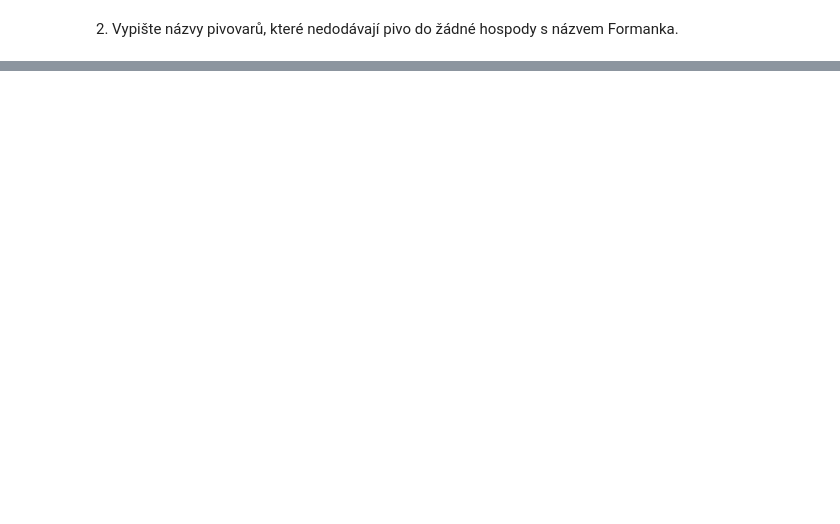
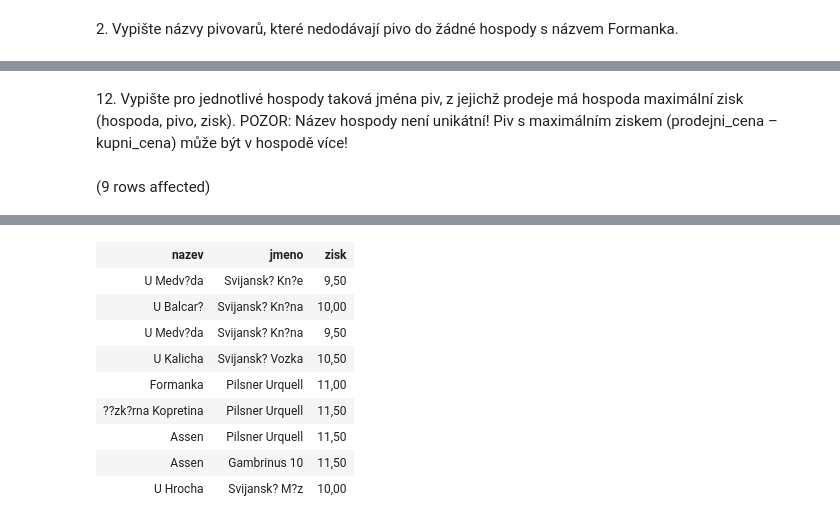
Before and after one commit to TUL-IT-2020/RDB-Rizeni_databazi, a Jupyter notebook: cviceni/pivovary/Pivo.ipynb, the cells around one changed output, grey strips where cells are left out. Cells and saved outputs as stored; diff of their text form; code cells hidden in the pictures; blank space fills up the shorter version.

```diff
--- a/cviceni/pivovary/Pivo.ipynb
+++ b/cviceni/pivovary/Pivo.ipynb
@@ -153,0 +241,16 @@ Total execution time: 00:00:00.014
+# %% [markdown]
+12\. Vypište pro jednotlivé hospody taková jména piv, z jejichž prodeje má hospoda maximální zisk (hospoda, pivo, zisk). POZOR: Název hospody není unikátní! Piv s maximálním ziskem (prodejni\_cena – kupni\_cena) může být v hospodě více!
+# %%
+SELECT piva.nazev, piva.jmeno, piva.zisk FROM (
+    SELECT H.id_hospoda, H.nazev, P.jmeno, (O.prodejni_cena - O.kupni_cena) zisk FROM Hospoda H, Odebira O, Pivo P
+    WHERE H.id_hospoda = O.id_hospoda
+    AND O.id_pivo = P.id_pivo
+) piva, (
+    SELECT H.id_hospoda, MAX(O.prodejni_cena - O.kupni_cena) max_zisk FROM Hospoda H, Odebira O
+    WHERE H.id_hospoda = O.id_hospoda
+    GROUP BY H.id_hospoda, H.nazev
+) zisky
+WHERE zisky.id_hospoda = piva.id_hospoda
+AND zisky.max_zisk = piva.zisk
+# %% [output]
+(9 rows affected)
@@ -153,0 +258,10 @@ Total execution time: 00:00:00.014
+| nazev | jmeno | zisk |
+| U Medv?da | Svijansk? Kn?e | 9,50 |
+| U Balcar? | Svijansk? Kn?na | 10,00 |
+| U Medv?da | Svijansk? Kn?na | 9,50 |
+| U Kalicha | Svijansk? Vozka | 10,50 |
+| Formanka | Pilsner Urquell | 11,00 |
+| ??zk?rna Kopretina | Pilsner Urquell | 11,50 |
+| Assen | Pilsner Urquell | 11,50 |
+| Assen | Gambrinus 10 | 11,50 |
+| U Hrocha | Svijansk? M?z | 10,00 |
```
Also changed, not shown: parts of 34 cells of this notebook, 3 other files.
